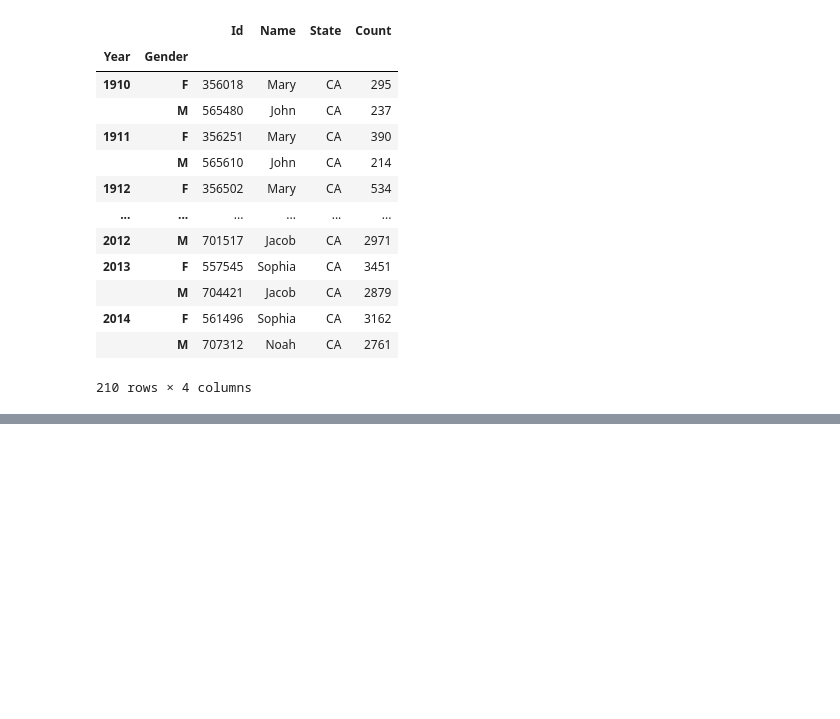
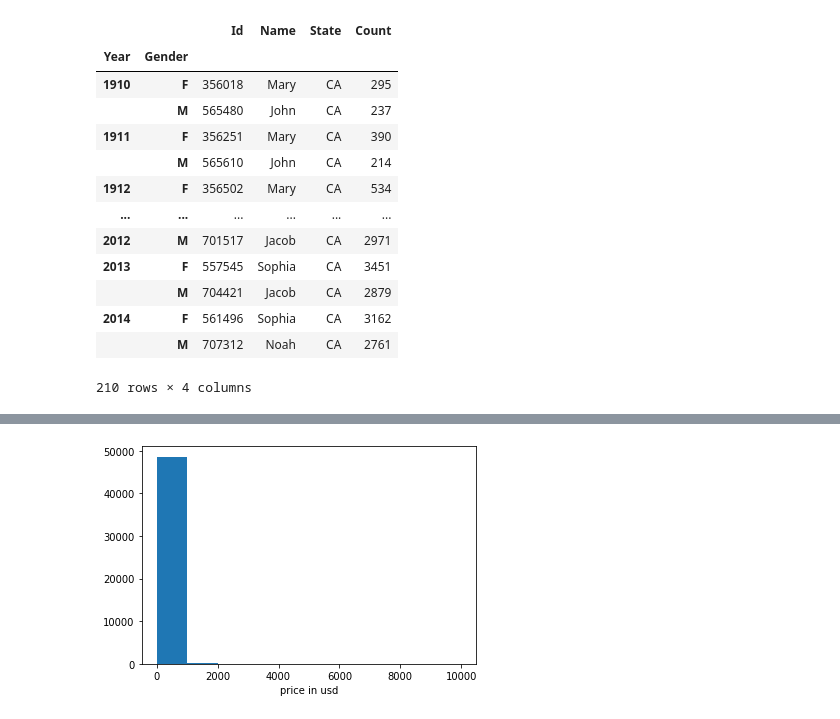
Before and after one commit to bhagu/1000-Days-Of-Code, a Jupyter notebook: Intro_to_Data_Science_LL.ipynb, the cells around one changed output, grey strips where cells are left out. Cells and saved outputs as stored; diff of their text form; code cells hidden in the pictures; blank space fills up the shorter version.

```diff
--- a/Intro_to_Data_Science_LL.ipynb
+++ b/Intro_to_Data_Science_LL.ipynb
@@ -160,0 +366,6 @@ ca_grouped
+# %%
+plt.hist(listings['price'])
+plt.xlabel('price in usd')
+plt.show()
+# %% [output]
+[figure, added]
```
Also changed, not shown: parts of 27 cells of this notebook.
